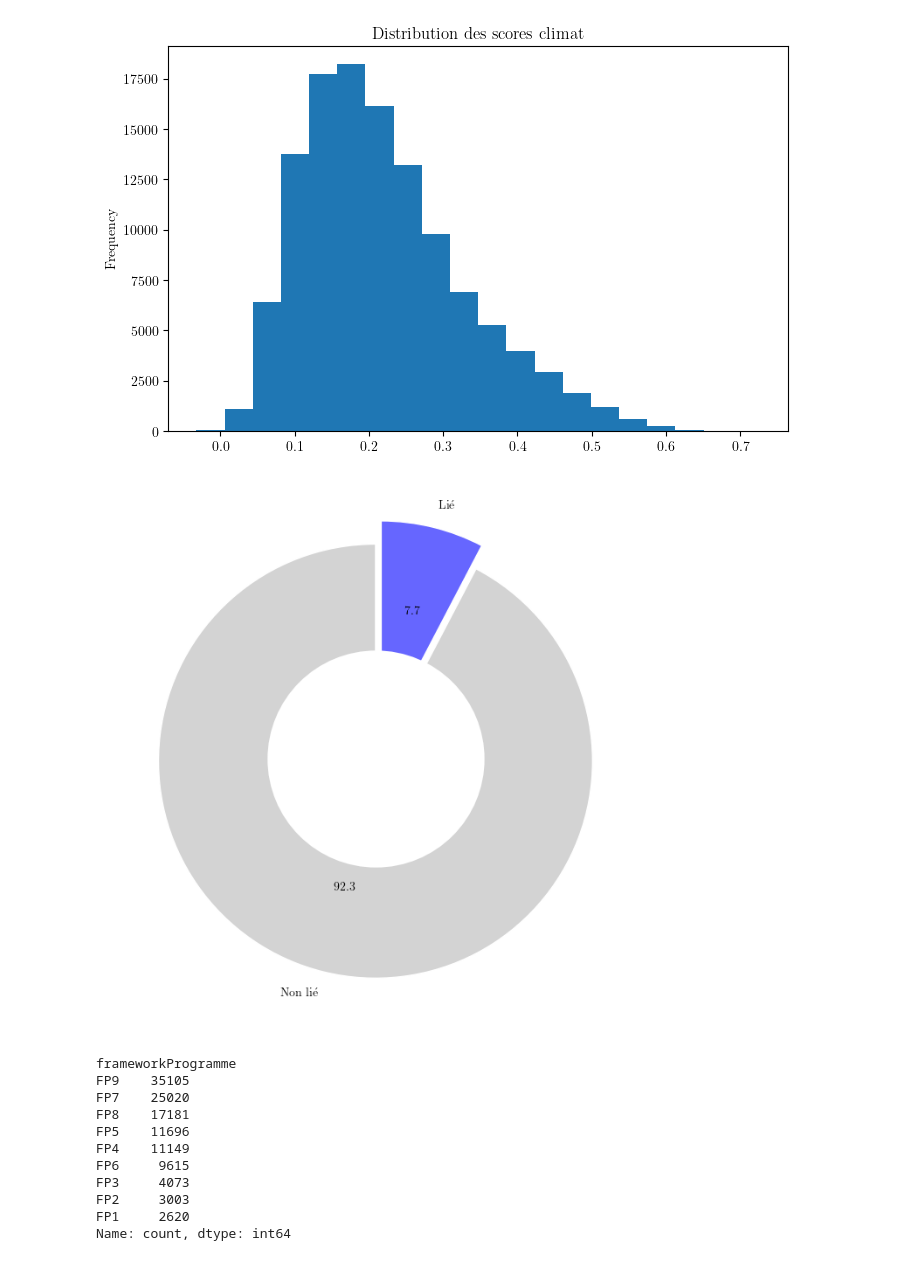
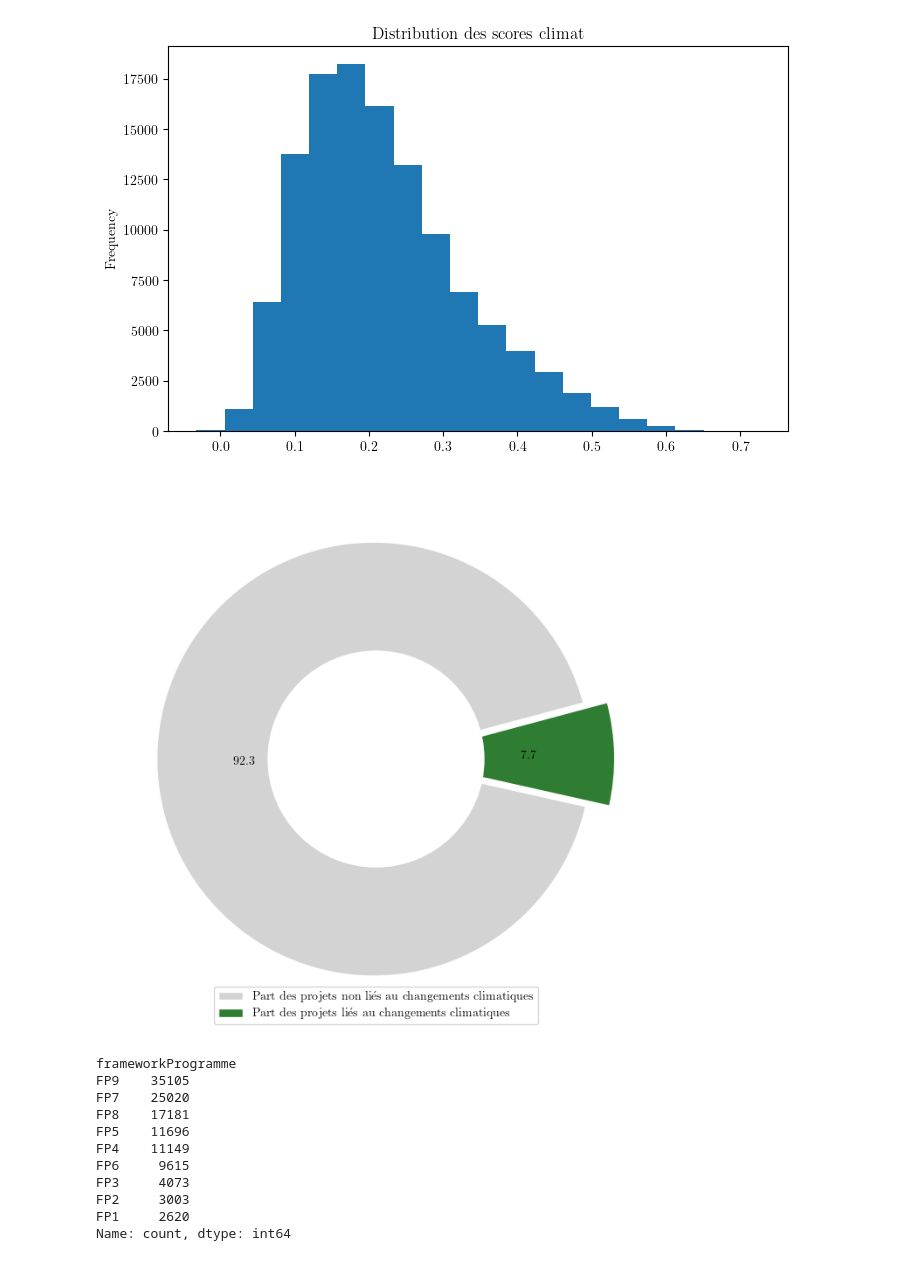
Before and after one commit to RobinBARS/AAP_MAE, a Jupyter notebook: archive.ipynb, the cells around one changed output. Saved outputs shown, nothing was run; the diff lists cells and outputs as text; code cells hidden in the pictures.

```diff
--- a/archive.ipynb
+++ b/archive.ipynb
@@ -30,4 +27,4 @@ The autoreload extension is already loaded. To reload it, use:
 # %%
-root_path = "./ARCHIVES"
+root_path = "./CSV"
 # %%
-df = pd.read_csv(os.path.join(root_path,"FP1_9_v3.csv"), low_memory = False)
+df = pd.read_csv(os.path.join(root_path,"FP_v3.csv"), low_memory = False)
@@ -79,36 +74,35 @@ df['climate_score'].plot(kind='hist', bins=20, title="Distribution des scores cl
 <Axes: title={'center': 'Distribution des scores climat'}, ylabel='Frequency'>
 [figure]
 # %%
-import matplotlib.pyplot as plt
+counts = df['is_climate_related'].value_counts().sort_index()
+labels = ['Part des projets non liés au changements climatiques', 'Part des projets liés au changements climatiques']
 
-# Exemple df avec la colonne is_climate_related
-# df = ...
-
-counts = df['is_climate_related'].value_counts().sort_index()
-labels = ['Non lié', 'Lié']
-
-colors = ['lightgray', '#6666ff']  # correspondance aux couleurs sobres/type du code précédent
+colors = ['lightgray', '#2E7D32']
 
 fig, ax = plt.subplots(figsize=(7,7))
 
 wedges, texts, autotexts = ax.pie(
     counts,
-    labels=labels,
+    labels=['', ''],  # Pas de labels sur le graphique
     autopct='%1.1f%%',
-    startangle=90,
+    startangle=15,
     colors=colors,
     explode=(0.01, 0.1),
-    wedgeprops={'linewidth': 1, 'edgecolor': 'white'}
+    wedgeprops={'linewidth': 1, 'edgecolor': 'white'},
 )
 
 # Donut hole
 centre_circle = plt.Circle((0,0), 0.5, color='white', fc='white', linewidth=0)
 ax.add_artist(centre_circle)
 
+# Légende avec les vrais labels
+ax.legend(wedges, labels, loc='lower center')
+
 plt.tight_layout(rect=[0, 0.07, 1, 1])
+plt.savefig("./exports/CC_projects_part_allDF.pdf")
 plt.show()
 # %% [output]
-[figure, old version]
+[figure, new version]
 # %%
 df['frameworkProgramme'].value_counts().plot(kind='barh', figsize=(10, 5), title="Répartition par programme-cadre")
 print(df['frameworkProgramme'].value_counts())
```
Also changed, not shown: parts of 7 cells of this notebook, 1 other file.
